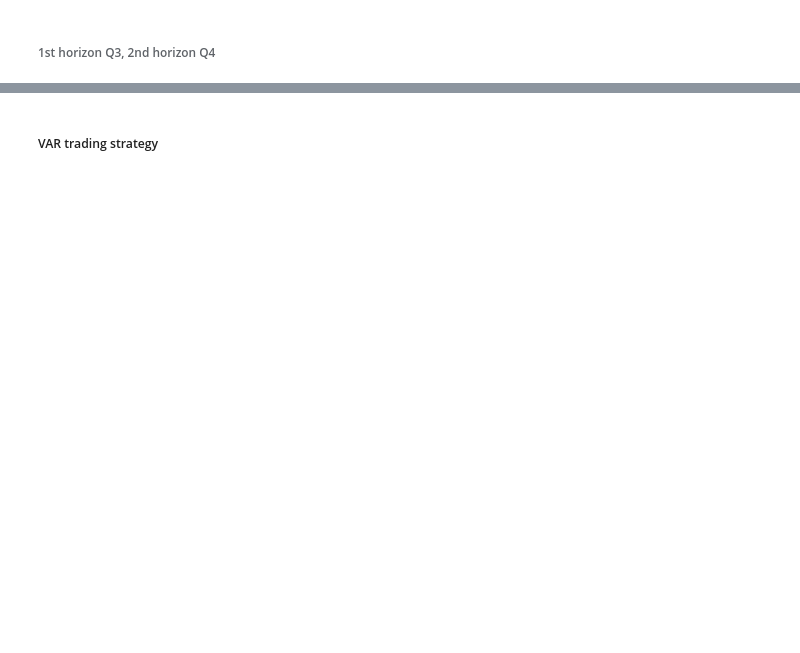
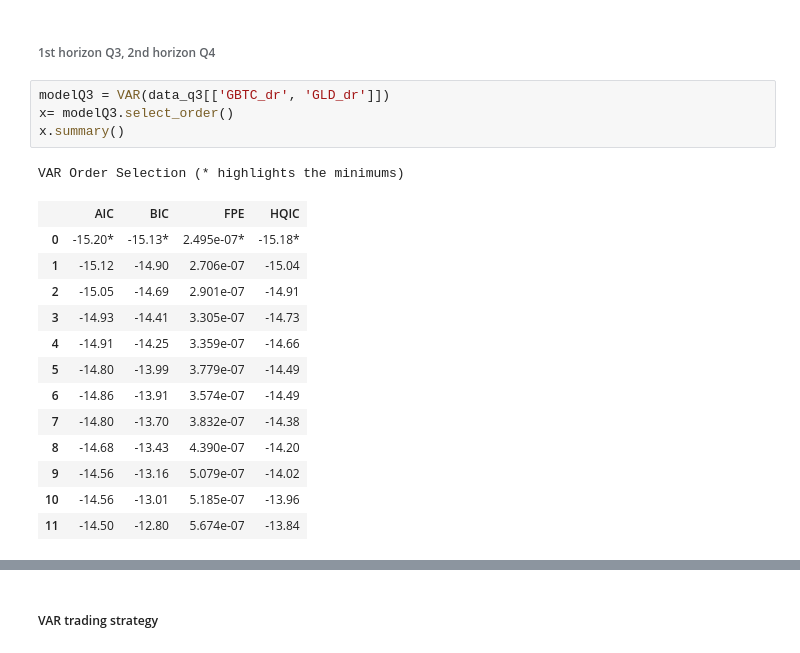
Before and after one commit to ngohienduong/WQU-Econ, a Jupyter notebook: W5.ipynb, the cells around one changed output, grey strips where cells are left out. Cells and saved outputs as stored; diff of their text form; blank space fills up the shorter version.

```diff
--- a/W5.ipynb
+++ b/W5.ipynb
@@ -715,3 +732,22 @@ modelQ2_VAR.plot_forecast(steps=len(data_q3), plot_stderr= True)
 # %% [markdown]
 ###### 1st horizon Q3, 2nd horizon Q4
+# %%
+modelQ3 = VAR(data_q3[['GBTC_dr', 'GLD_dr']])
+x= modelQ3.select_order()
+x.summary()
+# %% [output]
+VAR Order Selection (* highlights the minimums)
+|  | AIC | BIC | FPE | HQIC |
+| 0 | -15.20* | -15.13* | 2.495e-07* | -15.18* |
+| 1 | -15.12 | -14.90 | 2.706e-07 | -15.04 |
+| 2 | -15.05 | -14.69 | 2.901e-07 | -14.91 |
+| 3 | -14.93 | -14.41 | 3.305e-07 | -14.73 |
+| 4 | -14.91 | -14.25 | 3.359e-07 | -14.66 |
+| 5 | -14.80 | -13.99 | 3.779e-07 | -14.49 |
+| 6 | -14.86 | -13.91 | 3.574e-07 | -14.49 |
+| 7 | -14.80 | -13.70 | 3.832e-07 | -14.38 |
+| 8 | -14.68 | -13.43 | 4.390e-07 | -14.20 |
+| 9 | -14.56 | -13.16 | 5.079e-07 | -14.02 |
+| 10 | -14.56 | -13.01 | 5.185e-07 | -13.96 |
+| 11 | -14.50 | -12.80 | 5.674e-07 | -13.84 |
 # %%
```
Also changed, not shown: parts of 10 cells of this notebook.
